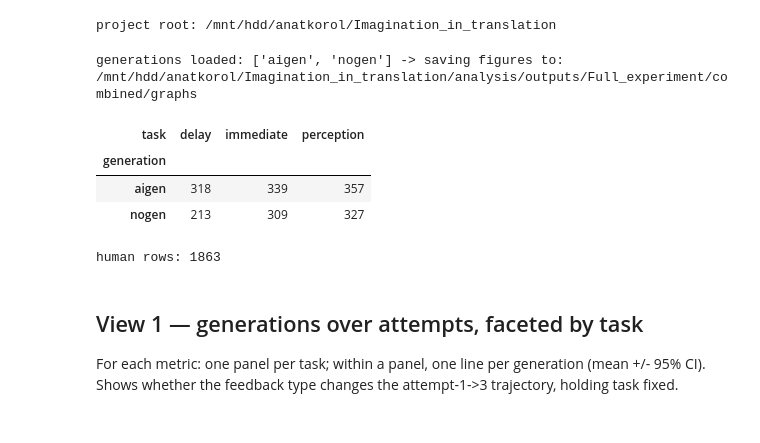
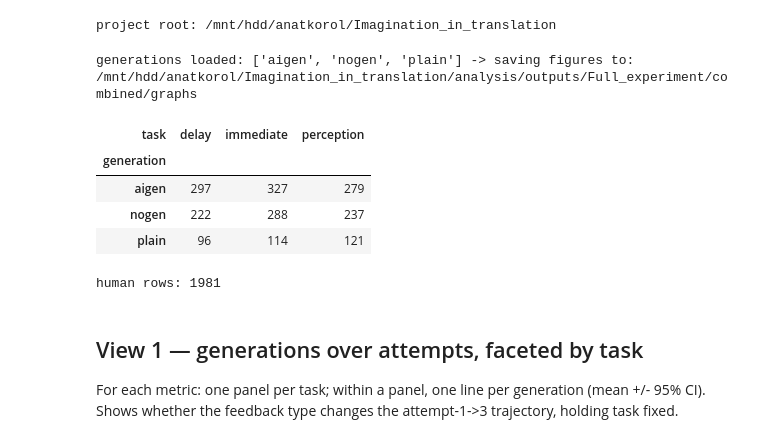
Before and after one commit to AnatKordon/Imagination_in_translation, a Jupyter notebook: analysis/notebooks/cross_gen_similarity_comparison.ipynb, the cells around one changed output. Saved outputs shown, nothing was run; the diff lists cells and outputs as text; code cells hidden in the pictures.

```diff
--- a/analysis/notebooks/cross_gen_similarity_comparison.ipynb
+++ b/analysis/notebooks/cross_gen_similarity_comparison.ipynb
@@ -41,25 +41,26 @@ print("project root:", project_root)
 project root: /mnt/hdd/anatkorol/Imagination_in_translation
 # %%
 # --- Which generations to compare. Add "plain" once its trials_final_sim.csv exists. ---
-GENS = ["aigen", "nogen"]
+GENS = ["aigen", "nogen", "plain"]
 
 slugs = [c for g in GENS for c in config.GROUPS_BY_GEN[g]]
 df = config.load(slugs, sim=True)              # tagged with condition / generation / task
 assert not df.empty, f"no trials_final_sim.csv found for any of {slugs}"
 
 # Keep only generations that actually loaded (skips any without data yet).
 GEN_ORDER = [g for g in ["aigen", "nogen", "plain"] if g in set(df["generation"])]
 
 GRAPHS = config.ROOT / "analysis" / "outputs" / config.DATASET / "combined" / "graphs"
 GRAPHS.mkdir(parents=True, exist_ok=True)
 print("generations loaded:", GEN_ORDER, "-> saving figures to:", GRAPHS)
 df.groupby(["generation", "task"]).size().unstack("task")
 # %% [output]
-generations loaded: ['aigen', 'nogen'] -> saving figures to: /mnt/hdd/anatkorol/Imagination_in_translation/analysis/outputs/Full_experiment/combined/graphs
+generations loaded: ['aigen', 'nogen', 'plain'] -> saving figures to: /mnt/hdd/anatkorol/Imagination_in_translation/analysis/outputs/Full_experiment/combined/graphs
 | task | delay | immediate | perception |
 | generation |  |  |  |
-| aigen | 318 | 339 | 357 |
-| nogen | 213 | 309 | 327 |
+| aigen | 297 | 327 | 279 |
+| nogen | 222 | 288 | 237 |
+| plain | 96 | 114 | 121 |
 # %%
 # --- Derived columns: distances -> similarities (we ALWAYS plot similarity) ---
 df["clip_similarity"] = 1 - df["clip_cosine_distance"]
@@ -78,7 +79,7 @@ GPT_UID = "gpt-5"
 df_ppt = df[df["uid"] != GPT_UID].copy()
 print(f"human rows: {len(df_ppt)}")
 # %% [output]
-human rows: 1863
+human rows: 1981
 # %%
 # --- Style + fixed color maps (per generation, reused in every figure) ---
 plt.style.use("seaborn-v0_8-whitegrid")
```
Also changed, not shown: parts of 4 cells of this notebook, 7 other files.
